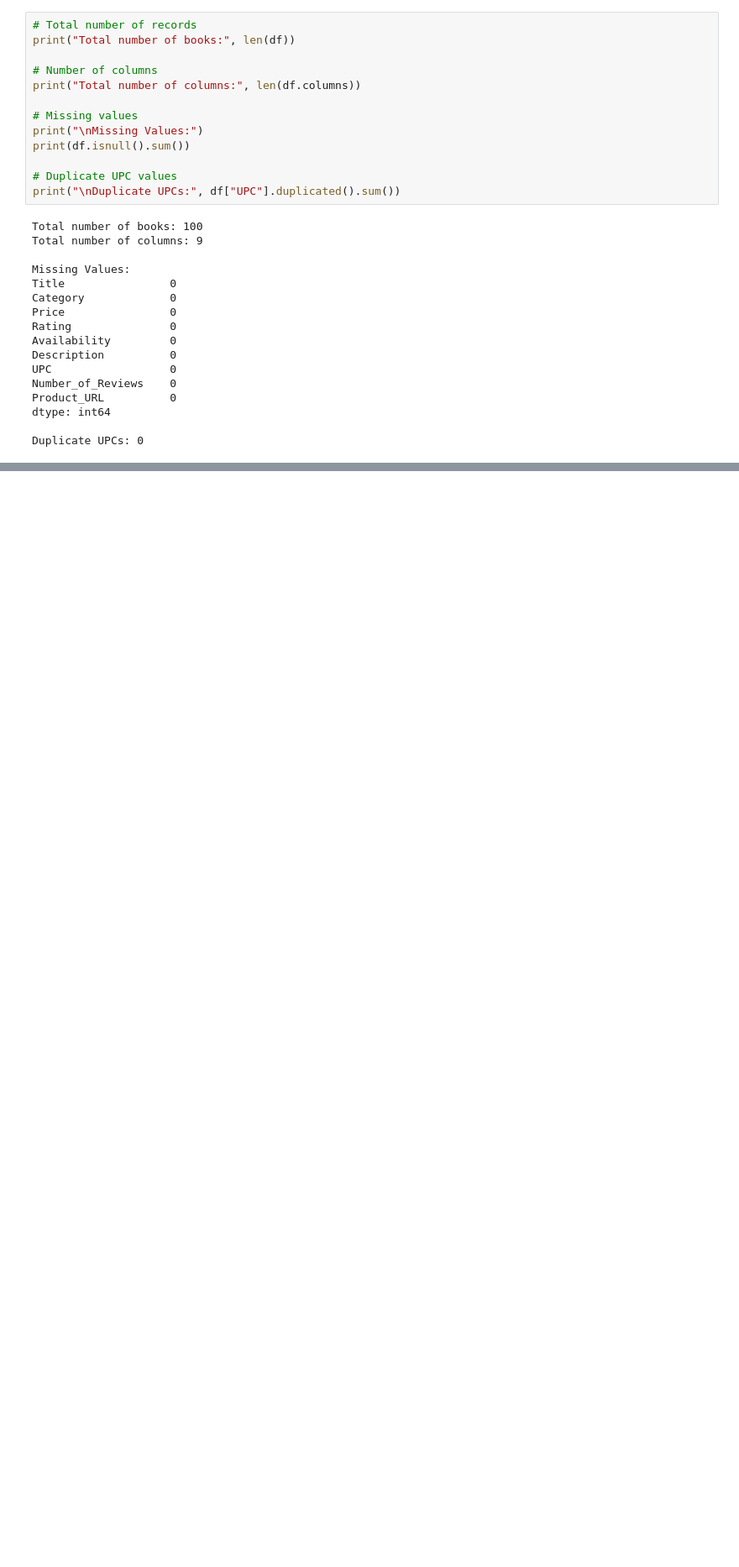
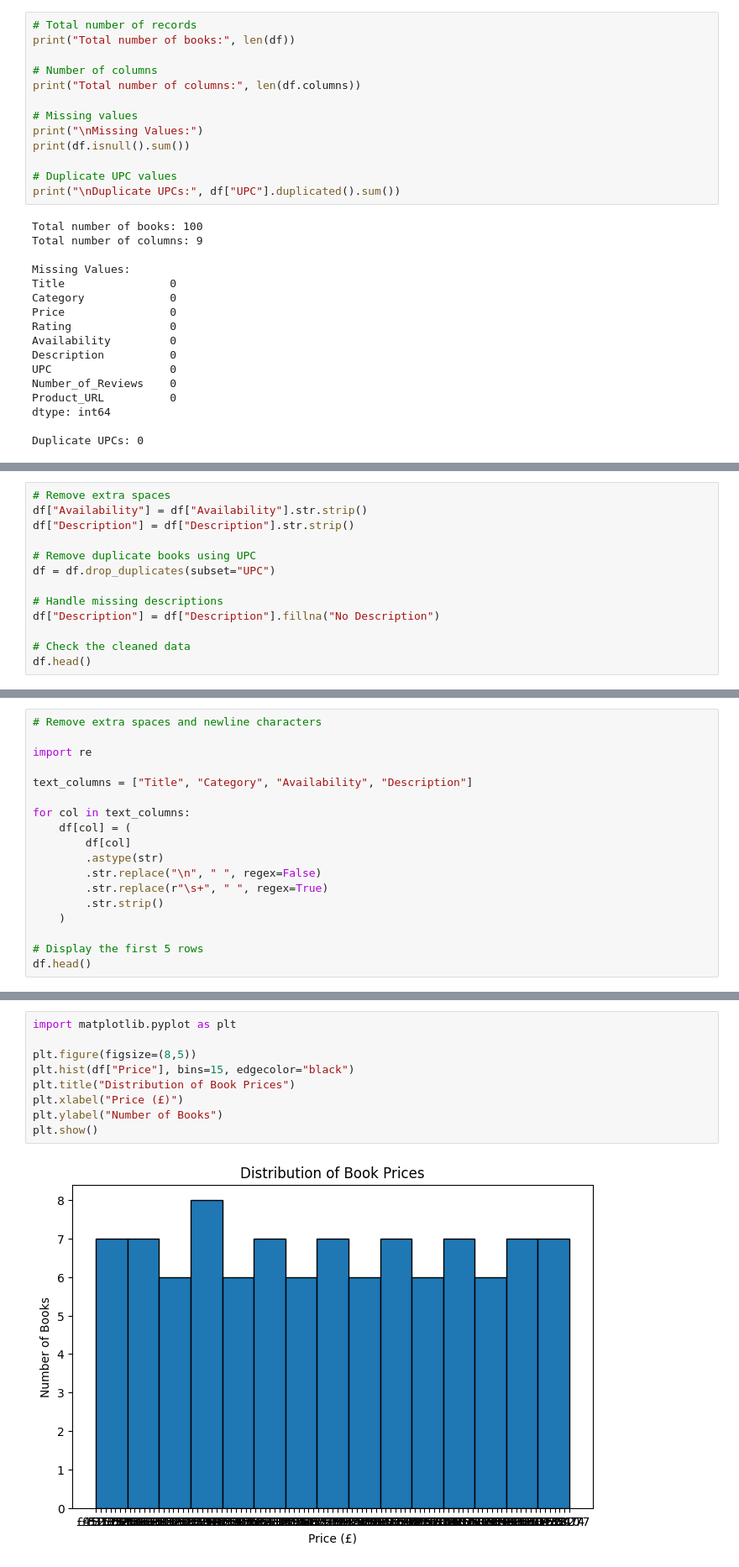
Before and after one commit to SteffiGeorge2708/202618018_SteffiGeorge_DS605, a Jupyter notebook: 202618018_Lab_1/bookscraper/202618018_lab_1.ipynb, the cells around one changed output, grey strips where cells are left out. Shown at 84% size. Cells and saved outputs as stored; diff of their text form; blank space fills up the shorter version.

Commit message:
Web scraping, data preprocessing, exploratory data analysis, and visualization using Scrapy, Pandas, and Python.

```diff
--- a/202618018_Lab_1/bookscraper/202618018_lab_1.ipynb
+++ b/202618018_Lab_1/bookscraper/202618018_lab_1.ipynb
@@ -63,0 +149,13 @@ Duplicate UPCs: 0
+# %%
+# Remove extra spaces
+df["Availability"] = df["Availability"].str.strip()
+df["Description"] = df["Description"].str.strip()
+
+# Remove duplicate books using UPC
+df = df.drop_duplicates(subset="UPC")
+
+# Handle missing descriptions
+df["Description"] = df["Description"].fillna("No Description")
+
+# Check the cleaned data
+df.head()
@@ -63,0 +198,18 @@ Duplicate UPCs: 0
+# %%
+# Remove extra spaces and newline characters
+
+import re
+
+text_columns = ["Title", "Category", "Availability", "Description"]
+
+for col in text_columns:
+    df[col] = (
+        df[col]
+        .astype(str)
+        .str.replace("\n", " ", regex=False)
+        .str.replace(r"\s+", " ", regex=True)
+        .str.strip()
+    )
+
+# Display the first 5 rows
+df.head()
@@ -63,0 +226,11 @@ Duplicate UPCs: 0
+# %%
+import matplotlib.pyplot as plt
+
+plt.figure(figsize=(8,5))
+plt.hist(df["Price"], bins=15, edgecolor="black")
+plt.title("Distribution of Book Prices")
+plt.xlabel("Price (£)")
+plt.ylabel("Number of Books")
+plt.show()
+# %% [output]
+[figure, added]
```
Also changed, not shown: parts of 37 cells of this notebook, 2 other files.
